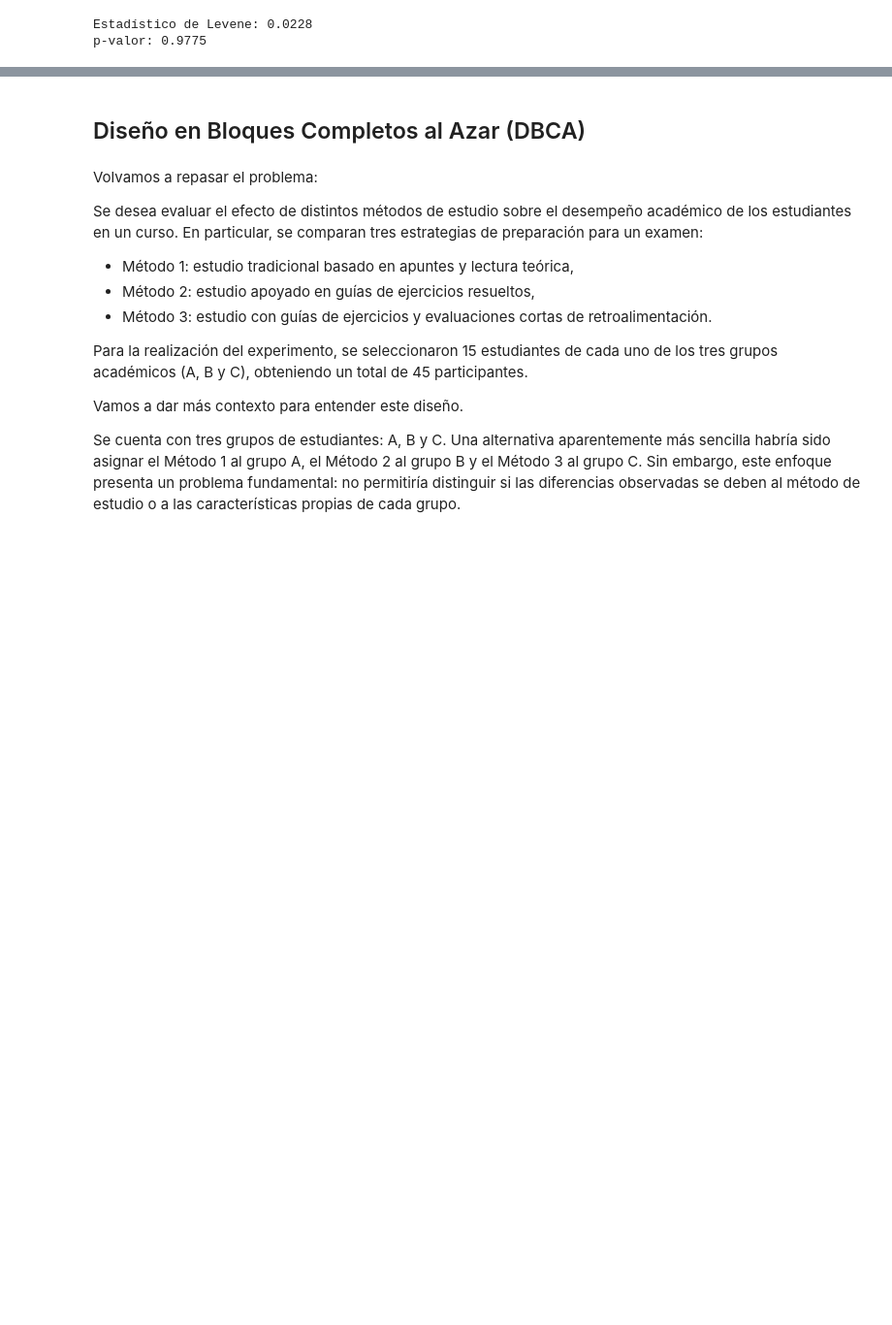
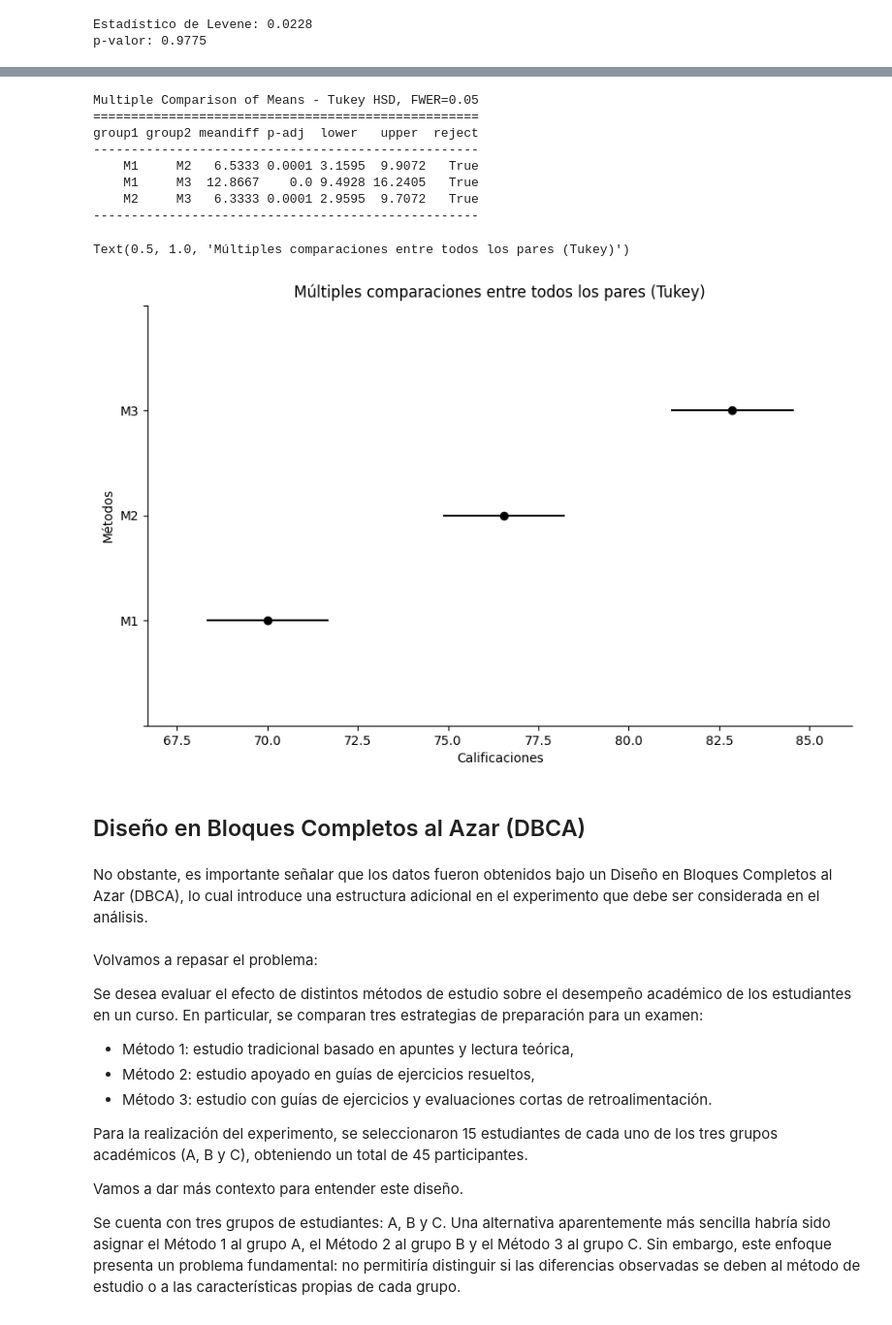
Before and after one commit to DrFaus/Estadistica2026B, a Jupyter notebook: DiseniosExperimentalesUnFactor.ipynb, the cells around one changed output, grey strips where cells are left out. Shown at 97% size. Drawn from its saved outputs; the diff is of its cells as text; code cells hidden in the pictures; blank space fills up the shorter version.

```diff
--- a/DiseniosExperimentalesUnFactor.ipynb
+++ b/DiseniosExperimentalesUnFactor.ipynb
@@ -527,5 +704,40 @@ No obstante, es importante señalar que los datos fueron obtenidos bajo un Dise
+# %%
+# Prueba pos-hoc, porque se debe hacer después de ANOVA
+from statsmodels.stats.multicomp import pairwise_tukeyhsd
+import matplotlib.pyplot as plt
+
+nivel_de_significancia = 0.05
+
+# Prueba de Tukey
+tukey = pairwise_tukeyhsd(
+    endog=df['calificacion'], # Variable de respuesta
+    groups=df['metodo'],  # Variable categorica nominal
+    alpha=nivel_de_significancia) # nivel de significancia
+
+# Mostrar los resultados
+print(tukey)
+
+# Gráfico de las diferencias entre grupos
+tukey.plot_simultaneous(ylabel="Métodos", xlabel="Calificaciones")
+
+plt.gca().spines['right'].set_visible(False) # derecha
+plt.gca().spines['top'].set_visible(False)   # superior
+plt.title("Múltiples comparaciones entre todos los pares (Tukey)")
+# %% [output]
+Multiple Comparison of Means - Tukey HSD, FWER=0.05
+===================================================
+group1 group2 meandiff p-adj  lower   upper  reject
+---------------------------------------------------
+    M1     M2   6.5333 0.0001 3.1595  9.9072   True
+    M1     M3  12.8667    0.0 9.4928 16.2405   True
+    M2     M3   6.3333 0.0001 2.9595  9.7072   True
+---------------------------------------------------
+Text(0.5, 1.0, 'Múltiples comparaciones entre todos los pares (Tukey)')
+[figure, added]
 # %% [markdown]
 ## Diseño en Bloques Completos al Azar (DBCA)
+# %% [markdown]
+No obstante, es importante señalar que los datos fueron obtenidos bajo un Diseño en Bloques Completos al Azar (DBCA), lo cual introduce una estructura adicional en el experimento que debe ser considerada en el análisis.
 # %% [markdown]
 Volvamos a repasar el problema:
 
```
Also changed, not shown: parts of 20 cells of this notebook.
